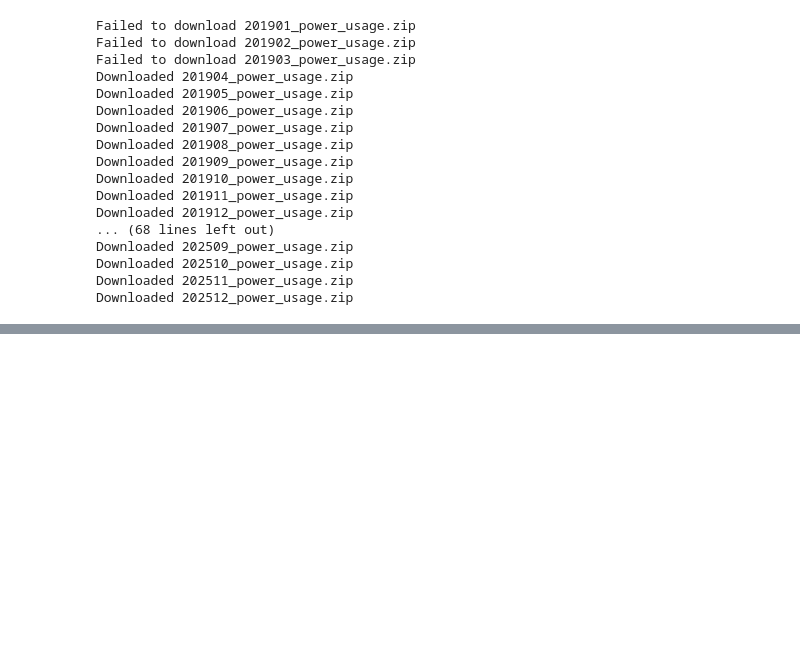
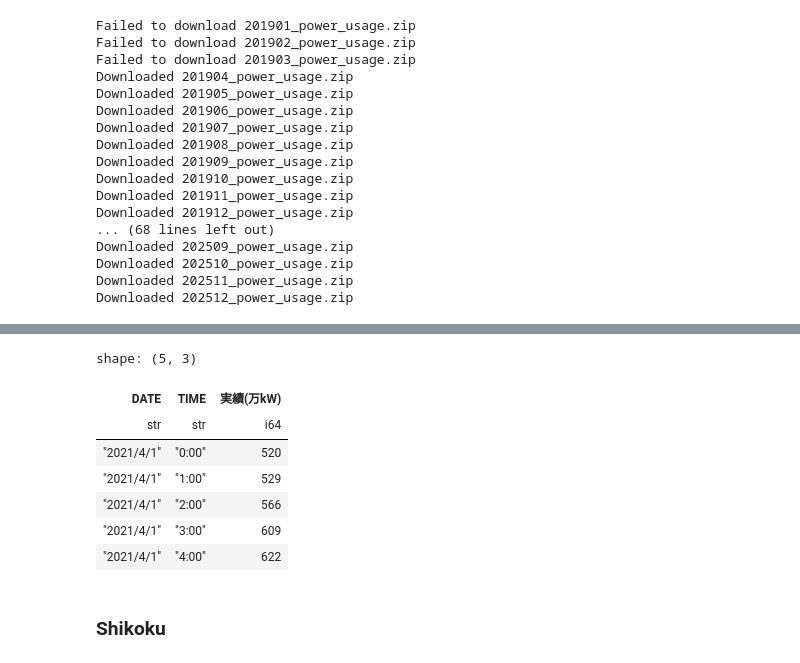
Before and after one commit to KeitaMasui1119/data-lab, a Jupyter notebook: src/stg/Jupyter/electric_forecast_scraping.ipynb, the cells around one changed output, grey strips where cells are left out. Drawn from its saved outputs; the diff is of its cells as text; code cells hidden in the pictures; blank space fills up the shorter version.

Commit message:
Add scraping code on electric_forecast_scraping.ipynb

```diff
--- a/src/stg/Jupyter/electric_forecast_scraping.ipynb
+++ b/src/stg/Jupyter/electric_forecast_scraping.ipynb
@@ -229,0 +306,14 @@ Downloaded 202512_power_usage.zip
+# %%
+df_chugoku_2021 = pl.read_parquet(r"/workspace/src/stg/data_lake/electric_forecast/chugoku/juyo-2021.parquet")
+df_chugoku_2021.head()
+# %% [output]
+shape: (5, 3)
+| DATE | TIME | 実績(万kW) |
+| str | str | i64 |
+| "2021/4/1" | "0:00" | 520 |
+| "2021/4/1" | "1:00" | 529 |
+| "2021/4/1" | "2:00" | 566 |
+| "2021/4/1" | "3:00" | 609 |
+| "2021/4/1" | "4:00" | 622 |
+# %% [markdown]
+### Shikoku
```
Also changed, not shown: parts of 11 cells of this notebook.
